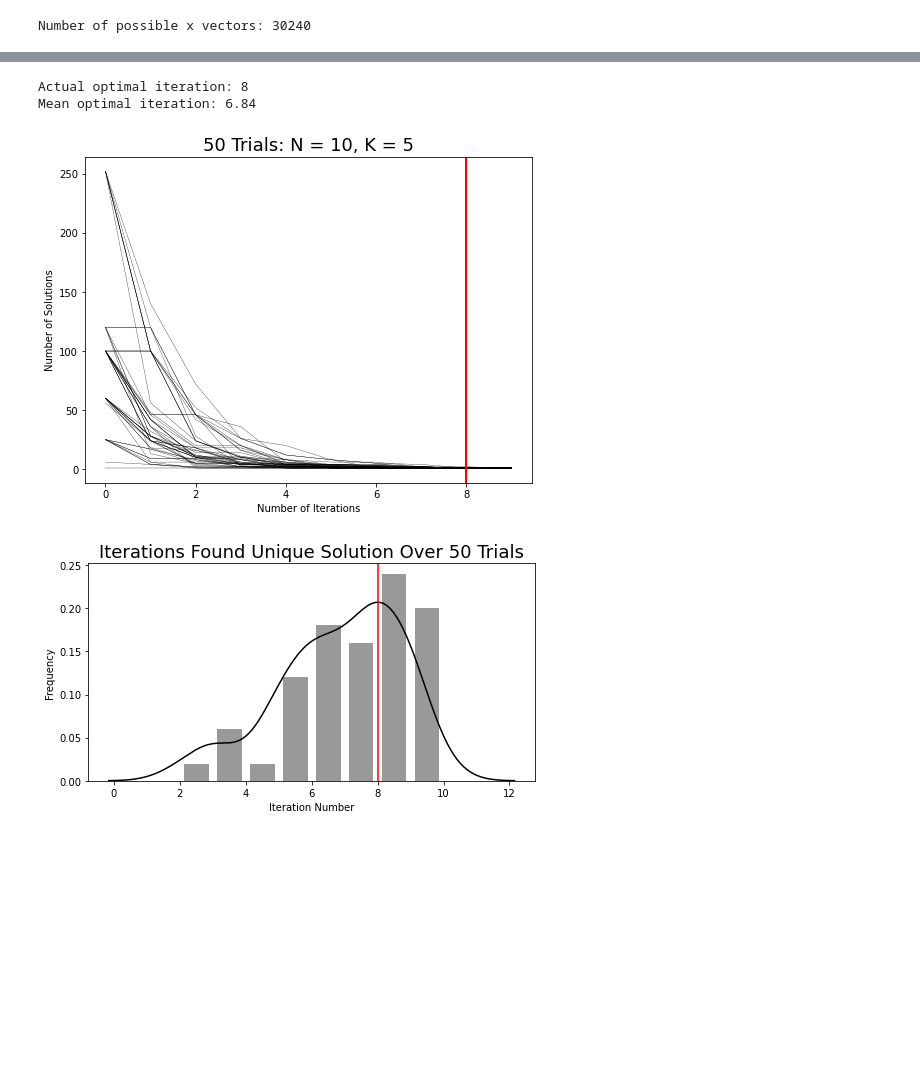
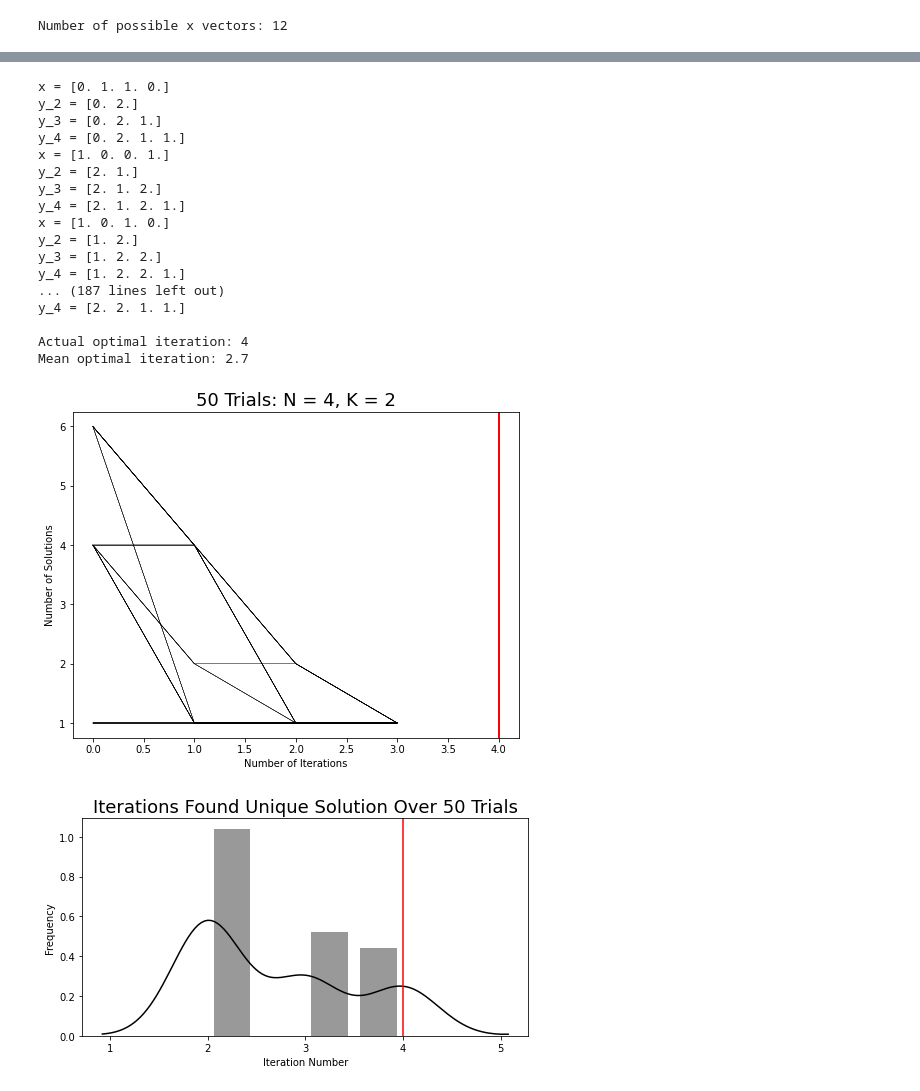
Before and after one commit to camille-004/group-testing-rl, a Jupyter notebook: notebooks/solve.ipynb, the cells around one changed output, grey strips where cells are left out. Cells and saved outputs as stored; diff of their text form; code cells hidden in the pictures; blank space fills up the shorter version.

```diff
--- a/notebooks/solve.ipynb
+++ b/notebooks/solve.ipynb
@@ -16,12 +25,4 @@ Later, develop a deep policy/reinforcement learning network that can cleverly sa
 # %%
-import itertools
-import numpy as np
-import matplotlib.pyplot as plt
-import seaborn as sns
-from math import factorial, ceil
-from tqdm.auto import trange, tqdm
-
-
 # Helper Functions
 def to_binary(n, N):
     """
@@ -101,9 +102,10 @@ def check_x_set(all_x, A, b):
     return list(valid_x)
 
 
-def recover_x(N, K):
+def recover_x_naive(N, K):
     W = np.array([get_w_hat_t(i, N) for i in range(N)])
     x = get_x_vector(N, K)
+    print(f'x = {x}')
 
     row_pos = np.random.choice(np.arange(0, N), N, replace=False)
 
@@ -119,6 +121,7 @@ def recover_x(N, K):
         # Oracle samples row
         W_hat = np.vstack((W_hat, W[row_idx]))
         y = W_hat @ x
+        print(f'y_{i + 2} = {y}')
         valid_solutions = check_x_set(valid_solutions, W_hat, y)
         if len(valid_solutions) == 1:
             iteration_found.append(i + 2)
@@ -134,37 +137,52 @@ def recover_x(N, K):
 
     opt = ceil(K * np.log2(N) / np.log2(K))
     plt.plot(num_solutions, lw=0.3, c='black')
     plt.ylabel('Number of Solutions')
     plt.xlabel('Number of Iterations')
     plt.axvline(opt, c='r')
 
     return x_tilde, optimum_found
 
 
 def plot_recover_x_trials(n, N, K):
     plt.figure(figsize=(8, 6))
     n_perms = int(factorial(N) / factorial(N - K))
     print(f'Number of possible x vectors: {n_perms}')
     iteration_found = []
     for i in tqdm(range(n)):
-        x, it = recover_x(N, K)
+        x, it = recover_x_naive(N, K)
         iteration_found.append(it)
     plt.title(f'{n} Trials: N = {N}, K = {K}', fontsize=18)
     plt.figure(figsize=(8, 4))
     sns.distplot(iteration_found, color='black', hist_kws={'rwidth':0.75})
     opt = ceil(K * np.log2(N) / np.log2(K))
     plt.axvline(opt, c='r')
     plt.title(f'Iterations Found Unique Solution Over {n} Trials', fontsize=18)
     plt.xlabel('Iteration Number')
     plt.ylabel('Frequency')
     print(f'Actual optimal iteration: {opt}')
     print(f'Mean optimal iteration: {np.mean(iteration_found)}')
 
-plot_recover_x_trials(50, 10, 5)
+plot_recover_x_trials(50, 4, 2)
 # %% [output]
-Number of possible x vectors: 30240
+Number of possible x vectors: 12
 [interactive output not drawn]
-Actual optimal iteration: 8
-Mean optimal iteration: 6.84
+x = [0. 1. 1. 0.]
+y_2 = [0. 2.]
+y_3 = [0. 2. 1.]
+y_4 = [0. 2. 1. 1.]
+x = [1. 0. 0. 1.]
+y_2 = [2. 1.]
+y_3 = [2. 1. 2.]
+y_4 = [2. 1. 2. 1.]
+x = [1. 0. 1. 0.]
+y_2 = [1. 2.]
+y_3 = [1. 2. 2.]
+y_4 = [1. 2. 2. 1.]
+... (187 lines left out)
+y_4 = [2. 2. 1. 1.]
+
+Actual optimal iteration: 4
+Mean optimal iteration: 2.7
-[figure, old version]
+[figure, new version]
-[figure, old version]
+[figure, new version]
```
Also changed, not shown: parts of 12 cells of this notebook.
